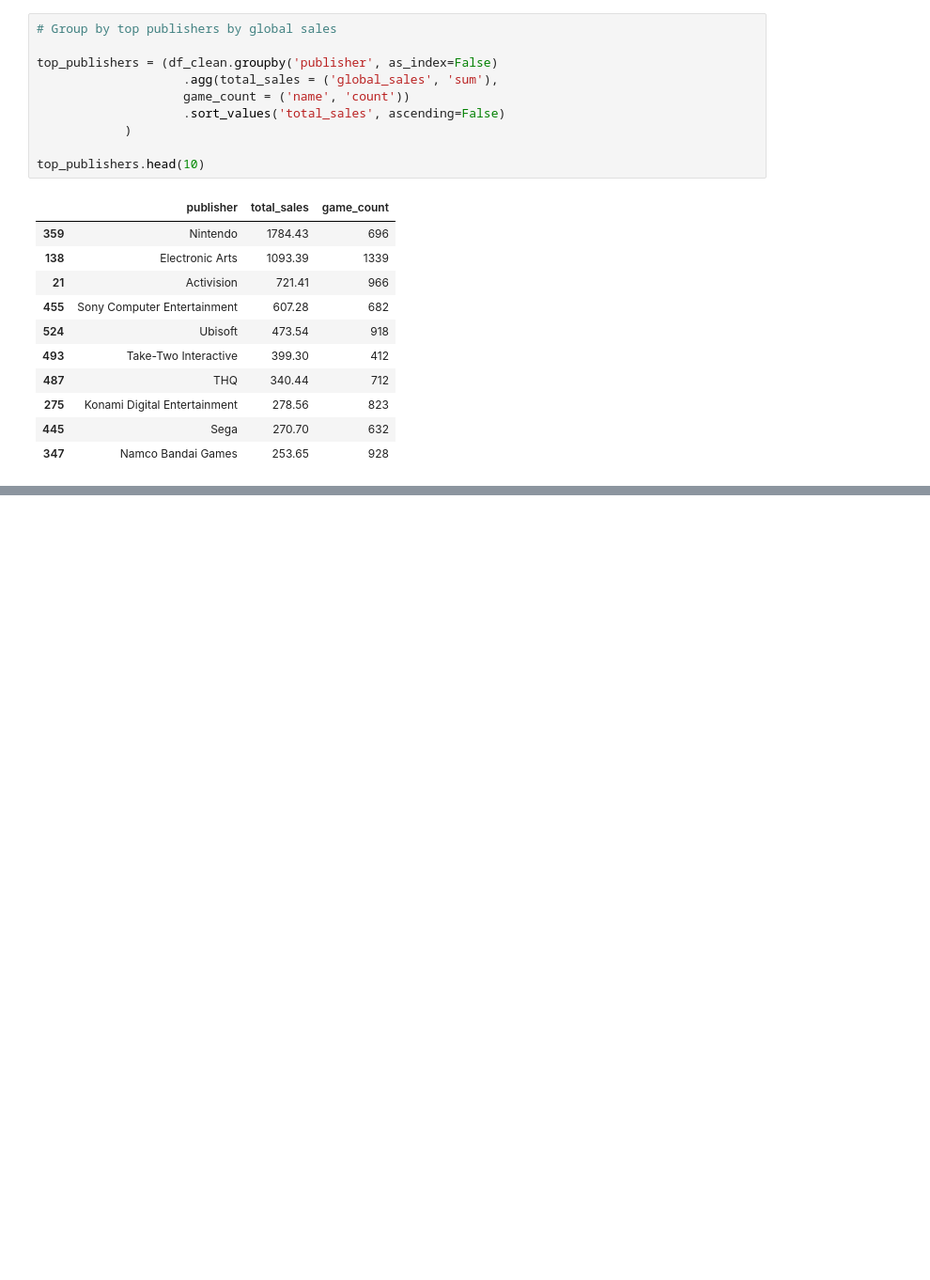
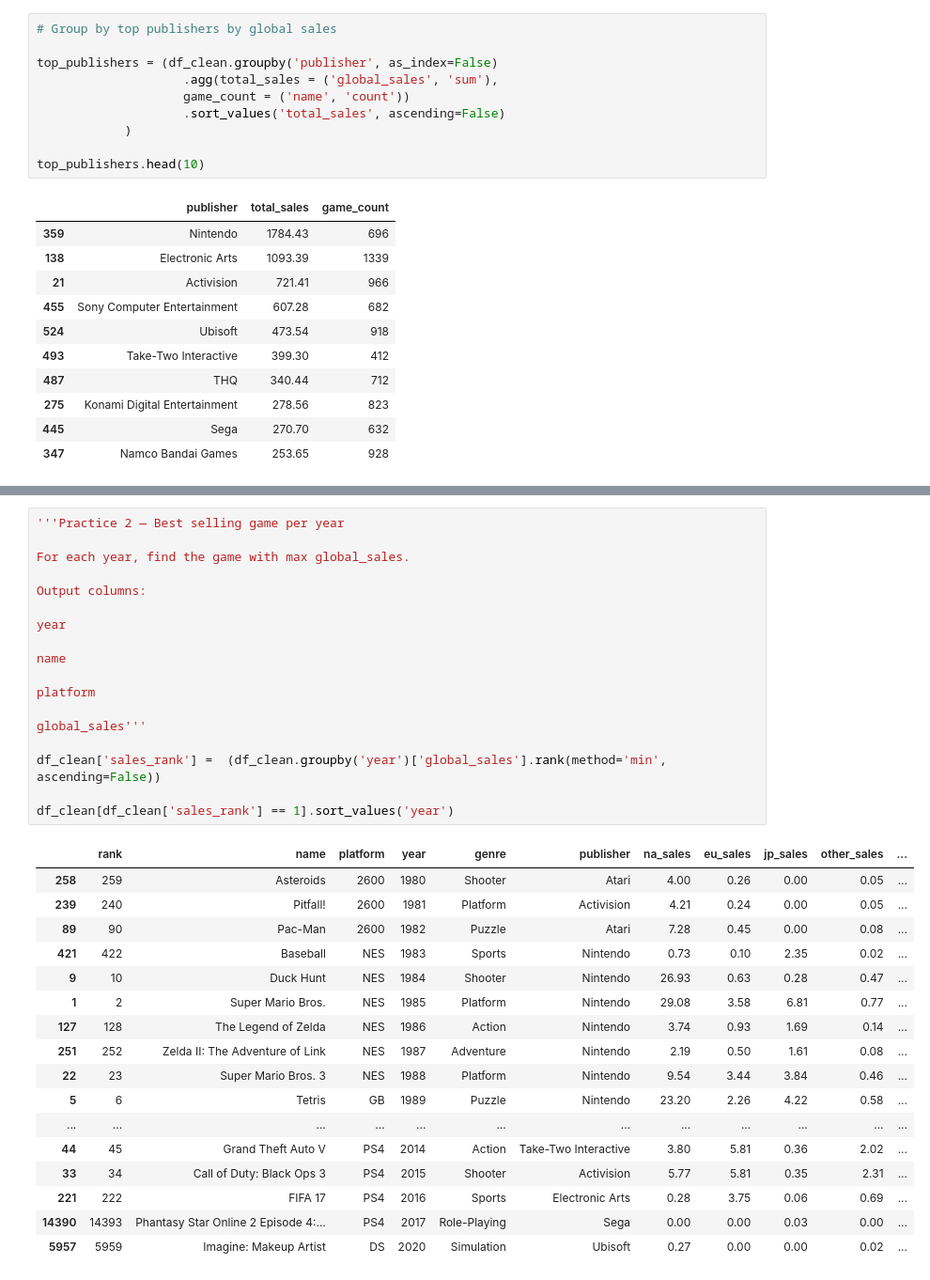
Before and after one commit to 1DownLabs/python-foundations, a Jupyter notebook: notebooks/06_pandas_power_skills.ipynb, the cells around one changed output, grey strips where cells are left out. Shown at 94% size. Drawn from its saved outputs; the diff is of its cells as text; blank space fills up the shorter version.

```diff
--- a/notebooks/06_pandas_power_skills.ipynb
+++ b/notebooks/06_pandas_power_skills.ipynb
@@ -211,0 +318,36 @@ yearly_sales
+# %%
+'''Practice 2 — Best selling game per year
+
+For each year, find the game with max global_sales.
+
+Output columns:
+
+year
+
+name
+
+platform
+
+global_sales'''
+
+df_clean['sales_rank'] =  (df_clean.groupby('year')['global_sales'].rank(method='min', ascending=False))
+
+df_clean[df_clean['sales_rank'] == 1].sort_values('year')
+# %% [output]
+|  | rank | name | platform | year | genre | publisher | na_sales | eu_sales | jp_sales | other_sales | ... |
+| 258 | 259 | Asteroids | 2600 | 1980 | Shooter | Atari | 4.00 | 0.26 | 0.00 | 0.05 | ... |
+| 239 | 240 | Pitfall! | 2600 | 1981 | Platform | Activision | 4.21 | 0.24 | 0.00 | 0.05 | ... |
+| 89 | 90 | Pac-Man | 2600 | 1982 | Puzzle | Atari | 7.28 | 0.45 | 0.00 | 0.08 | ... |
+| 421 | 422 | Baseball | NES | 1983 | Sports | Nintendo | 0.73 | 0.10 | 2.35 | 0.02 | ... |
+| 9 | 10 | Duck Hunt | NES | 1984 | Shooter | Nintendo | 26.93 | 0.63 | 0.28 | 0.47 | ... |
+| 1 | 2 | Super Mario Bros. | NES | 1985 | Platform | Nintendo | 29.08 | 3.58 | 6.81 | 0.77 | ... |
+| 127 | 128 | The Legend of Zelda | NES | 1986 | Action | Nintendo | 3.74 | 0.93 | 1.69 | 0.14 | ... |
+| 251 | 252 | Zelda II: The Adventure of Link | NES | 1987 | Adventure | Nintendo | 2.19 | 0.50 | 1.61 | 0.08 | ... |
+| 22 | 23 | Super Mario Bros. 3 | NES | 1988 | Platform | Nintendo | 9.54 | 3.44 | 3.84 | 0.46 | ... |
+| 5 | 6 | Tetris | GB | 1989 | Puzzle | Nintendo | 23.20 | 2.26 | 4.22 | 0.58 | ... |
+| ... | ... | ... | ... | ... | ... | ... | ... | ... | ... | ... | ... |
+| 44 | 45 | Grand Theft Auto V | PS4 | 2014 | Action | Take-Two Interactive | 3.80 | 5.81 | 0.36 | 2.02 | ... |
+| 33 | 34 | Call of Duty: Black Ops 3 | PS4 | 2015 | Shooter | Activision | 5.77 | 5.81 | 0.35 | 2.31 | ... |
+| 221 | 222 | FIFA 17 | PS4 | 2016 | Sports | Electronic Arts | 0.28 | 3.75 | 0.06 | 0.69 | ... |
+| 14390 | 14393 | Phantasy Star Online 2 Episode 4:... | PS4 | 2017 | Role-Playing | Sega | 0.00 | 0.00 | 0.03 | 0.00 | ... |
+| 5957 | 5959 | Imagine: Makeup Artist | DS | 2020 | Simulation | Ubisoft | 0.27 | 0.00 | 0.00 | 0.02 | ... |
```
Also changed, not shown: parts of 11 cells of this notebook.
